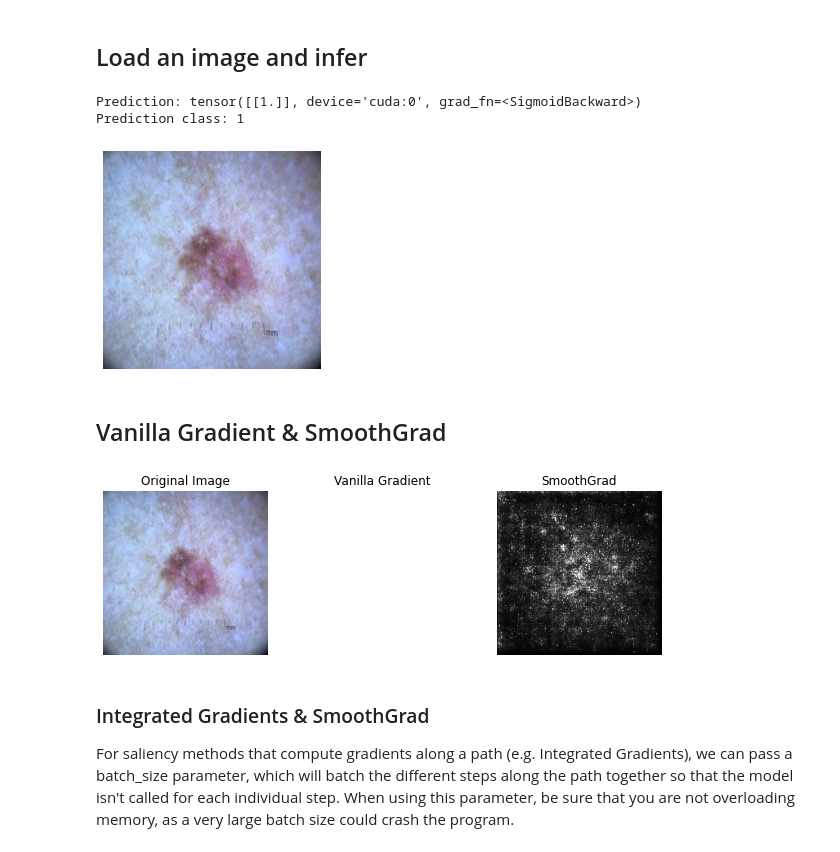
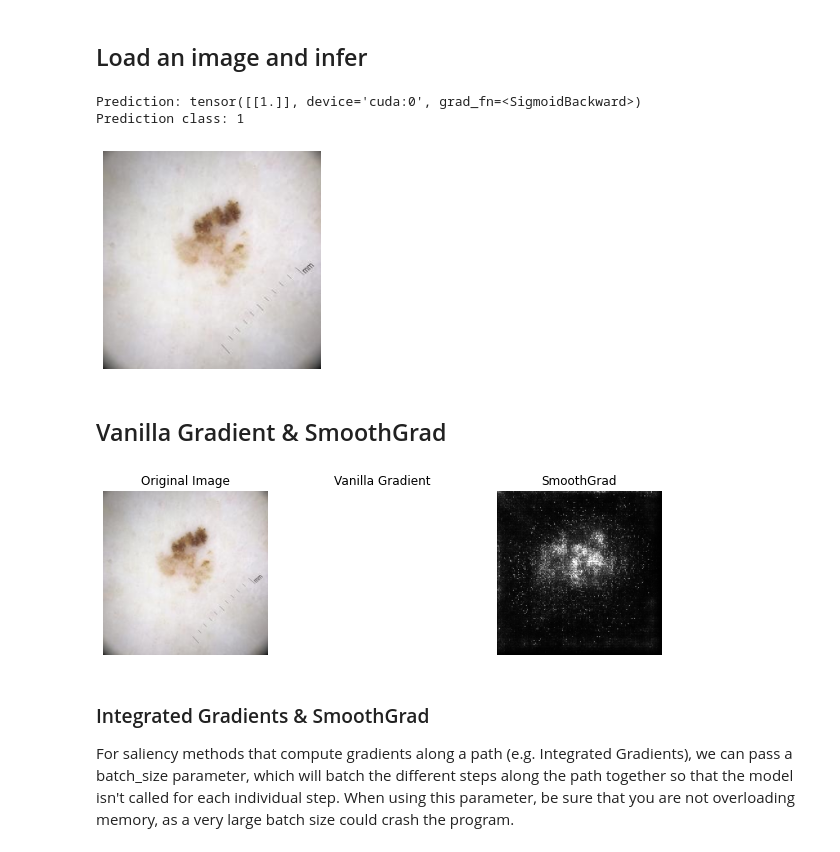
Before and after one commit to sancarlim/Explainability-Dermatology, a Jupyter notebook: expl_PAIR_saliency.ipynb, the cells around one changed output. Drawn from its saved outputs; the diff is of its cells as text; code cells hidden in the pictures.

```diff
--- a/expl_PAIR_saliency.ipynb
+++ b/expl_PAIR_saliency.ipynb
@@ -81,25 +87,25 @@ def call_model_function(images, call_model_args=None, expected_keys=None):
 ## Load an image and infer
 # %%
 # Load the image
-im_orig = utils.LoadImage('/workspace/stylegan2-ada-pytorch/processed_dataset_256_SAM/00000/img00000009.jpg')
+im_orig = utils.LoadImage('/workspace/stylegan2-ada-pytorch/processed_dataset_256_SAM/00000/img00000010.jpg')
 im_tensor = utils.PreprocessImages([im_orig]).to(device)
 # Show the image
 utils.ShowImage(im_orig)
 
 model.to()
 predictions = model(im_tensor)
 predictions = torch.sigmoid(predictions)
 print("Prediction: " + str(predictions))
 predictions = torch.tensor([[1-predictions, predictions]], device='cuda:0')
 predictions = predictions.detach().cpu().numpy()
 prediction_class = np.argmax(predictions[0])
 call_model_args = {class_idx_str: prediction_class}
 
 print("Prediction class: " + str(prediction_class))  # Should be a doberman, class idx = 236
 # %% [output]
 Prediction: tensor([[1.]], device='cuda:0', grad_fn=<SigmoidBackward>)
 Prediction class: 1
-[figure, old version]
+[figure, new version]
 # %% [markdown]
 ## Vanilla Gradient & SmoothGrad
 # %%
@@ -128,7 +134,7 @@ utils.ShowImage(im_orig, title='Original Image', ax=P.subplot(ROWS, COLS, 1))
 utils.ShowGrayscaleImage(vanilla_mask_grayscale, title='Vanilla Gradient', ax=P.subplot(ROWS, COLS, 2))
 utils.ShowGrayscaleImage(smoothgrad_mask_grayscale, title='SmoothGrad', ax=P.subplot(ROWS, COLS, 3))
 # %% [output]
-[figure, old version]
+[figure, new version]
 # %% [markdown]
 ### Integrated Gradients & SmoothGrad
 
```
Also changed, not shown: parts of 5 cells of this notebook, 5 other files.
